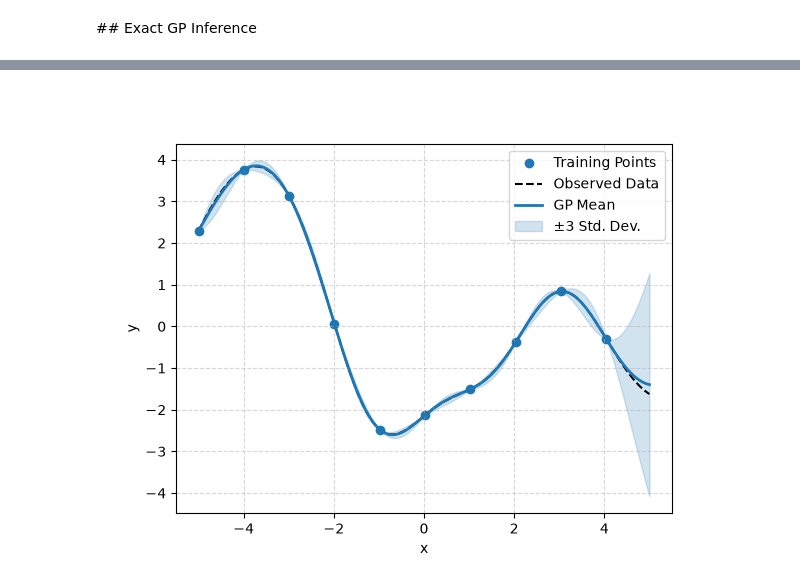
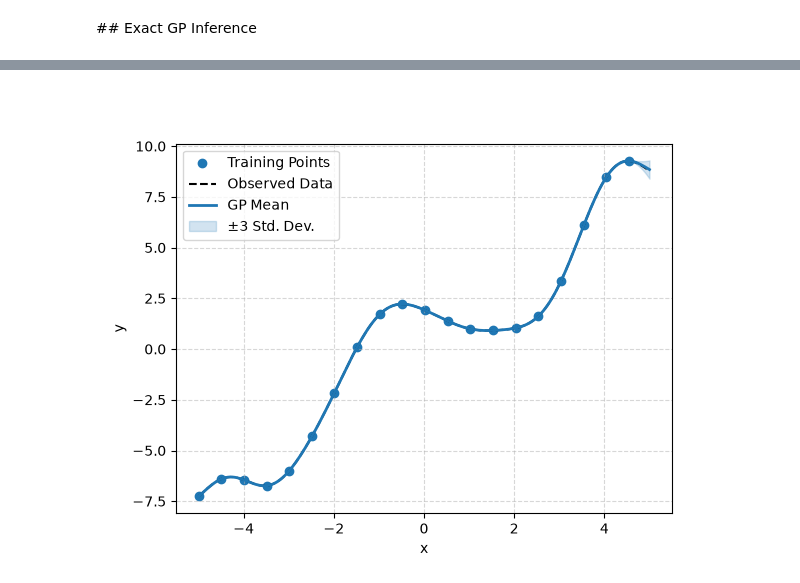
Before and after one commit to conkats/ai4nth-summer-school, a Jupyter notebook: course_materials/day3_surrogates_gp/solutions/gp_solutions.ipynb, the cells around one changed output, grey strips where cells are left out. Drawn from its saved outputs; the diff is of its cells as text; code cells hidden in the pictures.

```diff
--- a/course_materials/day3_surrogates_gp/solutions/gp_solutions.ipynb
+++ b/course_materials/day3_surrogates_gp/solutions/gp_solutions.ipynb
@@ -550,7 +554,7 @@ class ExactGP(eqx.Module):
             jnp.ndarray: negative log marginal likelihood (scalar)
         """
         N = x.shape[0]
-        R = solve_triangular(state.L, y, lower=True)
+        R = solve_triangular(state.L, y - self.mean(x), lower=True)
 
         # N/2 log(2π) + 0.5 log |Ktilde| + 0.5 *(y' Ktilde^-1 y)
         return (
@@ -608,23 +612,43 @@ def plot_gp(
     ax.grid(True, linestyle="--", alpha=0.5)
 # %%
 # GP Hyperparameter Optimisation
-
-m = ZeroMean()  # LinearMean(jnp.array(1.0))
-k = SE(4.0, 2.0)
-gp = ExactGP(m, k)
-
-x = jnp.linspace(-5.0, 5.0, 200)
-key, y = sample_kernel(key, k, x, 1)
-y = m(x) + y.squeeze()
-xtr = x[::20]
-ytr = y[::20]
 
 
 def fit(
     data: Tuple[jnp.ndarray, jnp.ndarray], gp: ExactGP, opt, max_iters: int = 200
-) -> Tuple[ExactGP, ExactGPState]:
+) -> Tuple[ExactGP, jnp.ndarray]:
+    """Fits an Exact Gaussian Process model by optimizing its hyperparameters.
 
-    trainable, static = eqx.partition(gp, eqx.is_array_like)
+    This function optimises the trainable parameters of an `ExactGP` model by
+    minimizing its Negative Log Marginal Likelihood (NLML). It features specific
+    handling for kernel stability and parameter constraints:
+
+    1. Parameter Freezing: we don't train the period of periodic kernels
+    2. Unconstrained Optimization: we softplus all kernel hyperparameters
+
+    Args:
+        data: tuple containing the training data (x, y), shape (N, D), (N, )
+        gp: an instance of `ExactGP` to be optimised
+        opt: an Optax optimizer instance (e.g., `optax.adam`).
+        max_iters: number of optimization steps to perform. Defaults to 200.
+
+    Returns:
+        Tuple containing:
+            - ExactGP: The optimized Gaussian Process model with updated
+            hyperparameters.
+            - jnp.ndarray: A record of the loss values (NLML) across all iterations.
+    """
+
+    # We never want the period of the periodic kernel to be trained... too unstable.
+    trainable, static = eqx.partition(
+        gp,
+        jax.tree.map_with_path(
+            lambda pp, ll: (
+                True if pp[-1].name != "pp" and eqx.is_array_like(ll) else False
+            ),
+            gp,
+        ),
+    )
 
     # Apply positive transform on kernel hyperparameters.
     transform_mask = jax.tree_util.tree_map(lambda _: False, trainable)
@@ -634,6 +658,7 @@ def fit(
         replace_fn=lambda subtree: jax.tree.map(eqx.is_array_like, subtree),
     )
 
+    # Softplus and inverse for our positive only hyperparameters
     def _param_mapping(tree):
         return jax.tree.map(
             lambda x, mask: jnp.log(1 + jnp.exp(x)) if mask else x, tree, transform_mask
@@ -647,6 +672,7 @@ def fit(
     # Move parameters to training space
     trainable = _inv_param_mapping(trainable)
 
+    # Training objective: remap parameters, update GP, compute marginal likelihood
     def _cost(trainable: ExactGP, static: ExactGP):
         trainable = _param_mapping(trainable)
         model = eqx.combine(trainable, static)
@@ -654,8 +680,10 @@ def fit(
         cost = model.nlml(*data, state)
         return cost
 
+    # Actual value and gradient calculation only on trainable part
     _cost_frozen = jax.value_and_grad(jax.jit(partial(lambda tt: _cost(tt, static))))
 
+    # Optimisation step
     def _step(carry, xs):
         train, opt_state = carry
         v, g = _cost_frozen(train)
@@ -663,31 +691,62 @@ def fit(
         train = optax.apply_updates(train, updates)
         return (train, opt_state), v
 
+    # Perform the optimisation for max_iters epochs
     opt_state = opt.init(trainable)
     (trainable, opt_state), cost_log = jax.lax.scan(
         _step, (trainable, opt_state), None, length=max_iters
     )
 
-    return (eqx.combine(trainable, static), cost_log)
+    # Rebuild the model before returning
+    return (eqx.combine(_param_mapping(trainable), static), cost_log)
 
 
+# Set up a GP
+m = LinearMean(jnp.array(1.2))
+k = SE(3.0, 0.9)
+# k = Periodic(3.0, 1.0, 3.0)
+gp = ExactGP(m, k)
+
+# Sample from the GP then learn it
+x = jnp.linspace(-5.0, 5.0, 200)
+key, y = sample_kernel(key, k, x, 1)
+y = m(x) + y.squeeze()
+
+# Take every 10th point
+xtr = x[::10]
+ytr = y[::10]
+
+
+# Plot our training data
 fig = plt.figure()
 ax = fig.add_subplot()
 ax.scatter(xtr, ytr, label="Training Points")
 
-opt = optax.adam(1e-1)
-# Make some initial hyperparameters all 1.0 - usually just set as you build the gp
-gp0 = jax.tree.map(lambda xx: 1.0 if eqx.is_array_like(xx) else xx, gp)
+# User Adam as our optimiser, doesn't matter too much
+opt = optax.adam(5e-2)
 
+# Make some initial hyperparameters all 1.0 - usually just set as you build the GP
+# here it is silly to start where we know the "true" hyperparameters
+gp0 = jax.tree.map_with_path(
+    lambda pp, xx: 1.0 if eqx.is_array_like(xx) and pp[-1].name != "pp" else xx, gp
+)
+
+# Fit the GP
 gp_opt, cost_log = fit((xtr, ytr), gp0, opt)
 
+# Predict over the whole dataset
 gp_state = gp_opt.update_state(xtr, ytr)
 posterior_predictive = gp_opt.predict_marginal(xtr, x, gp_state)
+
+# Plot our predictions
 plot_gp(x, y, posterior_predictive, ax, 3)
 
-jax.block_until_ready(gp_state)
+# Print out the optimised GP model
+eqx.tree_pprint(gp_opt, short_arrays=False)
 
-
+# Also plot the progression of our loss function
 plt.figure()
 plt.plot(cost_log)
+plt.xlabel("Epoch")
+plt.ylabel("NLML")
 # %% [output]
@@ -695 +760 @@ plt.plot(cost_log)
-[figure, old version]
+[figure, new version]
```
Also changed, not shown: parts of 8 cells of this notebook.
